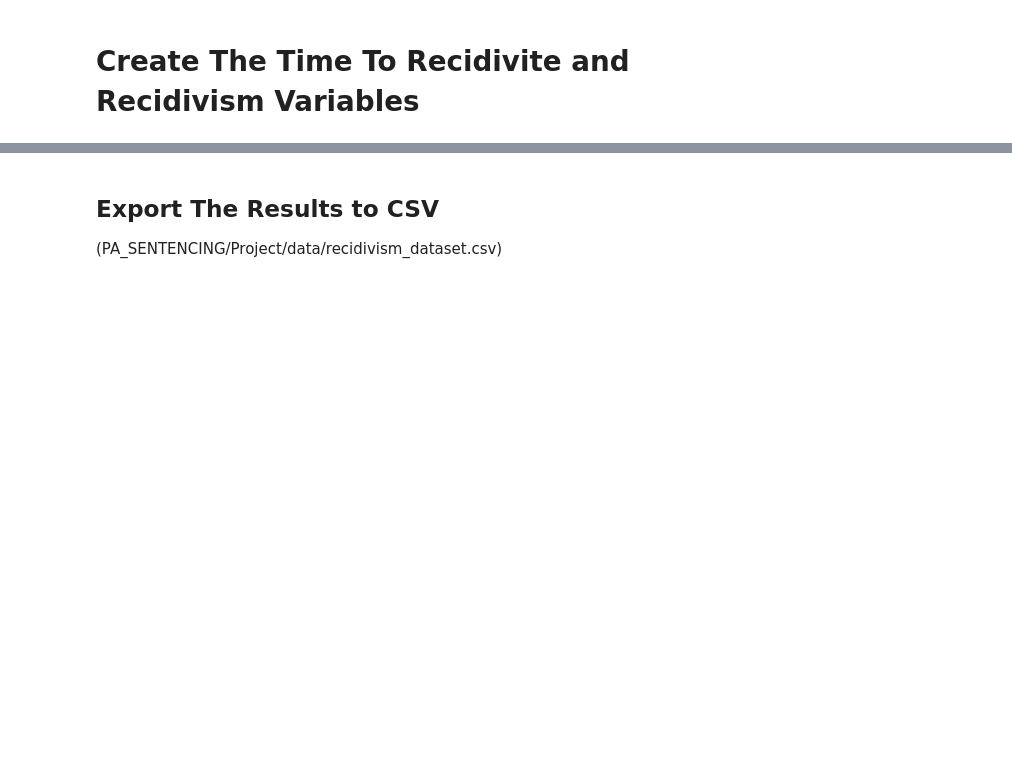
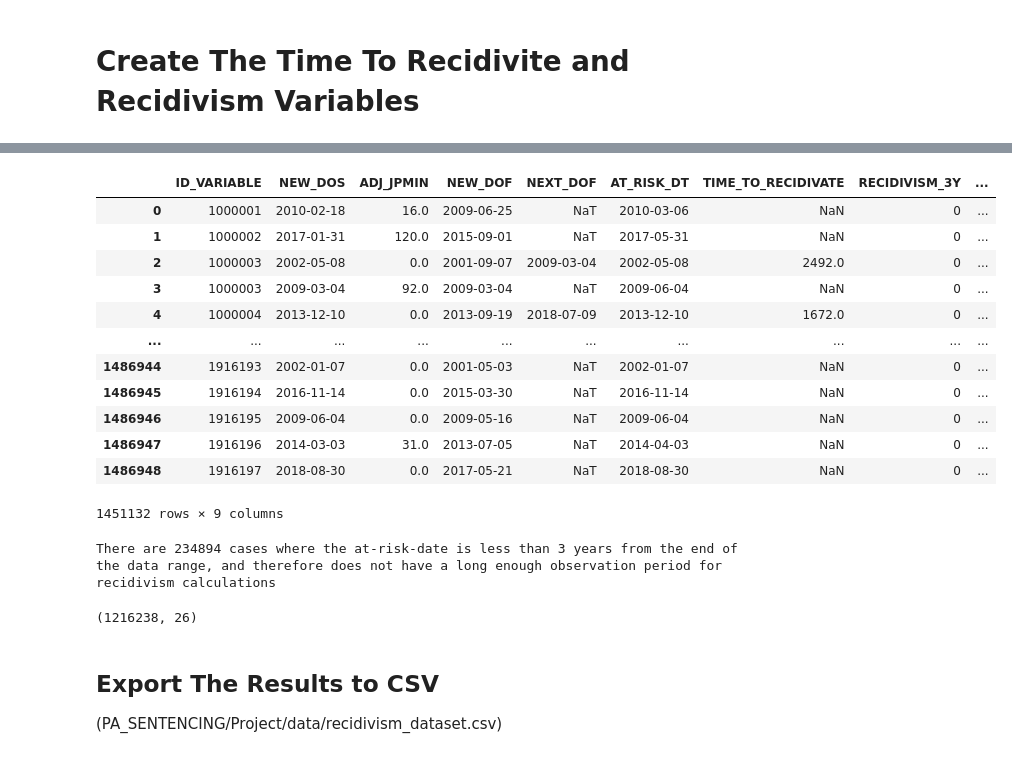
Before and after one commit to aud-z/PA_sentencing, a Jupyter notebook: data_cleaning_pipeline_additional_analysis.ipynb, the cells around one changed output, grey strips where cells are left out. Cells and saved outputs as stored; diff of their text form; code cells hidden in the pictures; blank space fills up the shorter version.

```diff
--- a/data_cleaning_pipeline_additional_analysis.ipynb
+++ b/data_cleaning_pipeline_additional_analysis.ipynb
@@ -786,8 +1107,8 @@ df_subset_mult[['ID_VARIABLE', 'JPR_ID', "MAX_DOS","ADJ_JPMIN", "NEW_DOF", "AT_R
 # %%
-#concatenate the dataframes back together
-df_collapsed = pd.concat([df_subset_mult, df_subset_rest])
+# #concatenate the dataframes back together
+# df_collapsed = pd.concat([df_subset_mult, df_subset_rest])
 
-df_collapsed.loc[(~(df_collapsed["ADJ_JPMIN"]).isnull()) & (~(df_collapsed['MAX_DOS'].isnull()))].head()[['ID_VARIABLE', 'JPR_ID', "MAX_DOS","ADJ_JPMIN", "NEW_DOF", "AT_RISK_DT"]]
+# df_collapsed.loc[(~(df_collapsed["ADJ_JPMIN"]).isnull()) & (~(df_collapsed['MAX_DOS'].isnull()))].head()[['ID_VARIABLE', 'JPR_ID', "MAX_DOS","ADJ_JPMIN", "NEW_DOF", "AT_RISK_DT"]]
 # %% [markdown]
 ## Populate Next DOF
 # %%
@@ -812,7 +1151,7 @@ df_collapsed[:20][["ID_VARIABLE", "JPR_ID", "DOS", "NEW_DOF", "NEXT_DOF", "AT_RI
 before_length = len(df_collapsed)
 
 #what is the maximum sentence date?
-last_day = pd.to_datetime(df_collapsed[["DOS"]].max())[0]
+last_day = pd.to_datetime(df_collapsed[["NEW_DOS"]].max())[0]
 df_collapsed = df_collapsed[df_collapsed["AT_RISK_DT"] <= last_day]
 
 after_length = len(df_collapsed)
@@ -821,22 +1162,24 @@ print("There are {:,} id_var, dos combos where the at risk date is after the las
 # %% [markdown]
 Here, I calculate a "LAST_DOF" variable, which will then be used to subset the data to only those whose latest offense was before 2017
 # %%
-df_collapsed["LAST_DOF"] = df_collapsed.loc[df_collapsed["NEXT_DOF"].isnull(), "NEW_DOF"]
+# !!! AZ: I am very confused here, shouldn't we subset based on risk window end date?
 
-df_collapsed[["ID_VARIABLE", "DOS", "NEW_DOF", "NEXT_DOF", "LAST_DOF"]]
+# df_collapsed["LAST_DOF"] = df_collapsed.loc[df_collapsed["NEXT_DOF"].isnull(), "NEW_DOF"]
+
+# df_collapsed[["ID_VARIABLE", "DOS", "NEW_DOF", "NEXT_DOF", "LAST_DOF"]]
 # %%
 #subset the data to only those whose last_dof is before 2017
 #before_length = len(df_collapsed)
 
-last_day = pd.to_datetime("2017-01-01")
+# last_day = pd.to_datetime("2017-01-01")
 
-#subset the dataset to either where the LAST_DOF is null OR LAST_DOF < last_day
-df_collapsed = df_collapsed.loc[(df_collapsed["LAST_DOF"].isnull()) | (df_collapsed["LAST_DOF"] < last_day)]
+# #subset the dataset to either where the LAST_DOF is null OR LAST_DOF < last_day
+# df_collapsed = df_collapsed.loc[(df_collapsed["LAST_DOF"].isnull()) | (df_collapsed["LAST_DOF"] < last_day)]
 
-# after_length = len(df_collapsed)
-# print("There are {:,} id_var, dos combos whose's last dof is not in scope.".format(before_length - after_length))
+# # after_length = len(df_collapsed)
+# # print("There are {:,} id_var, dos combos whose's last dof is not in scope.".format(before_length - after_length))
 
-df_collapsed[["ID_VARIABLE", "DOS", "NEW_DOF", "NEXT_DOF", "LAST_DOF"]]
+# df_collapsed[["ID_VARIABLE", "DOS", "NEW_DOF", "NEXT_DOF", "LAST_DOF"]]
 # %% [markdown]
 # Create The Time To Recidivite and Recidivism Variables
 # %%
@@ -850,17 +1207,44 @@ df_collapsed[["ID_VARIABLE", "DOS", "NEW_DOF", "NEXT_DOF", "TIME_TO_RECIDIVATE"]
 # %%
 #number of days in  years
 three_years_in_days = float(3) * 365.0
 five_years_in_days = float(5) * 365.0
 
 #ID_VARIABLE, DOS-LEVEL RECIDIVISM -- does not count times where the next_dof < at_risk_dt as instances of recidivism
 
 df_collapsed["RECIDIVISM_3Y"] = np.where(
     (df_collapsed['TIME_TO_RECIDIVATE'] > 0) & (df_collapsed['TIME_TO_RECIDIVATE'] <= three_years_in_days), 1, 0)
 
 df_collapsed["RECIDIVISM_5Y"] = np.where(
     (df_collapsed['TIME_TO_RECIDIVATE'] > 0) & (df_collapsed['TIME_TO_RECIDIVATE'] <= five_years_in_days), 1, 0)
 
-df_collapsed[["ID_VARIABLE", "DOS", "ADJ_JPMIN", "NEW_DOF", "NEXT_DOF", "AT_RISK_DT", "TIME_TO_RECIDIVATE", "RECIDIVISM_3Y", "RECIDIVISM_5Y"]]
+df_collapsed[["ID_VARIABLE", "NEW_DOS", "ADJ_JPMIN", "NEW_DOF", "NEXT_DOF", "AT_RISK_DT", "TIME_TO_RECIDIVATE", "RECIDIVISM_3Y", "RECIDIVISM_5Y"]]
+# %% [output]
+|  | ID_VARIABLE | NEW_DOS | ADJ_JPMIN | NEW_DOF | NEXT_DOF | AT_RISK_DT | TIME_TO_RECIDIVATE | RECIDIVISM_3Y | ... |
+| 0 | 1000001 | 2010-02-18 | 16.0 | 2009-06-25 | NaT | 2010-03-06 | NaN | 0 | ... |
+| 1 | 1000002 | 2017-01-31 | 120.0 | 2015-09-01 | NaT | 2017-05-31 | NaN | 0 | ... |
+| 2 | 1000003 | 2002-05-08 | 0.0 | 2001-09-07 | 2009-03-04 | 2002-05-08 | 2492.0 | 0 | ... |
+| 3 | 1000003 | 2009-03-04 | 92.0 | 2009-03-04 | NaT | 2009-06-04 | NaN | 0 | ... |
+| 4 | 1000004 | 2013-12-10 | 0.0 | 2013-09-19 | 2018-07-09 | 2013-12-10 | 1672.0 | 0 | ... |
+| ... | ... | ... | ... | ... | ... | ... | ... | ... | ... |
+| 1486944 | 1916193 | 2002-01-07 | 0.0 | 2001-05-03 | NaT | 2002-01-07 | NaN | 0 | ... |
+| 1486945 | 1916194 | 2016-11-14 | 0.0 | 2015-03-30 | NaT | 2016-11-14 | NaN | 0 | ... |
+| 1486946 | 1916195 | 2009-06-04 | 0.0 | 2009-05-16 | NaT | 2009-06-04 | NaN | 0 | ... |
+| 1486947 | 1916196 | 2014-03-03 | 31.0 | 2013-07-05 | NaT | 2014-04-03 | NaN | 0 | ... |
+| 1486948 | 1916197 | 2018-08-30 | 0.0 | 2017-05-21 | NaT | 2018-08-30 | NaN | 0 | ... |
+1451132 rows × 9 columns
+# %%
+# !!! AZ add here
+# subset to cases with at_risk_date <= 2017-01-01, AFTER we get recidivsm info (e.g. we don't want to lose convictions in 2018 or 2019 as they might count as recidivism events for earlier convictions)
+starting_len = len(df_collapsed)
+df_collapsed = df_collapsed[df_collapsed['AT_RISK_DT']<=pd.to_datetime('2017-01-01')]
+ending_len = len(df_collapsed)
+print("There are {:d} cases where the at-risk-date is less than 3 years from the end of the data range, and therefore does not have a long enough observation period for recidivism calculations".format(starting_len - ending_len))
+# %% [output]
+There are 234894 cases where the at-risk-date is less than 3 years from the end of the data range, and therefore does not have a long enough observation period for recidivism calculations
+# %%
+print(df_collapsed.shape)
+# %% [output]
+(1216238, 26)
 # %% [markdown]
 ## Export The Results to CSV
 (PA_SENTENCING/Project/data/recidivism_dataset.csv)
```
Also changed, not shown: parts of 89 cells of this notebook.
